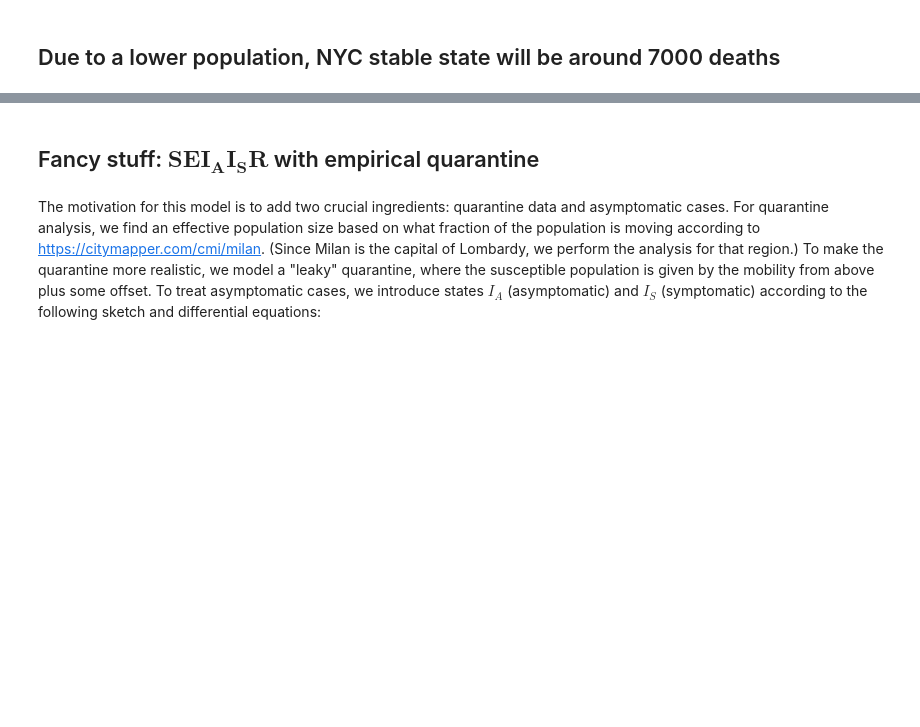
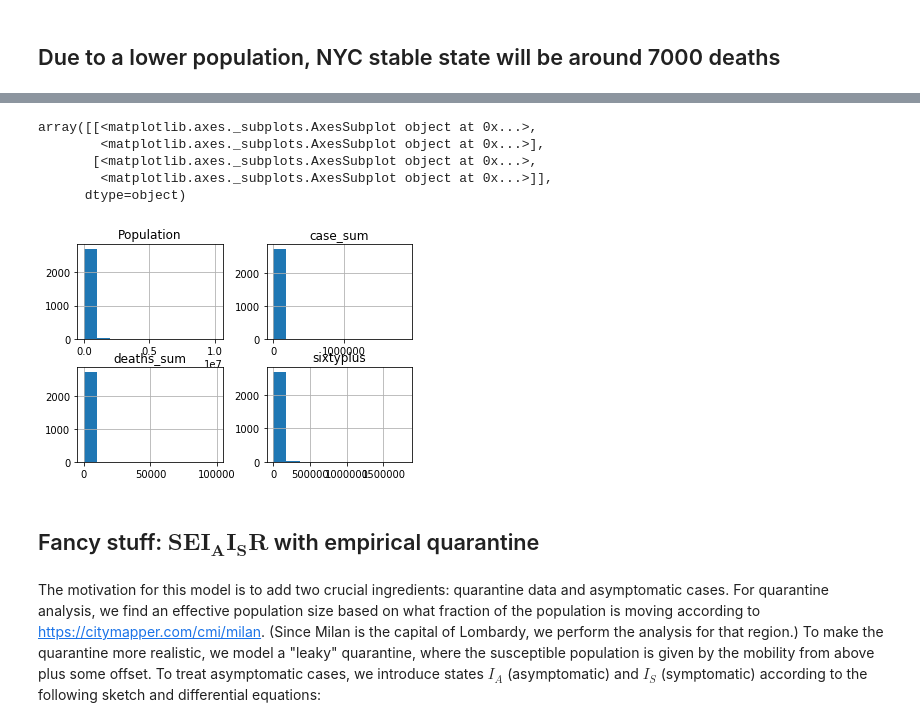
Before and after one commit to danielnee2/SKTW, a Jupyter notebook: exploratory/models_exploreSEIR_YLN.ipynb, the cells around one changed output, grey strips where cells are left out. Saved outputs shown, nothing was run; the diff lists cells and outputs as text; code cells hidden in the pictures; blank space fills up the shorter version.

Commit message:
county level stats for choosing non large city for training SIR data

```diff
--- a/exploratory/models_exploreSEIR_YLN.ipynb
+++ b/exploratory/models_exploreSEIR_YLN.ipynb
@@ -1136,0 +1123,4 @@ d[-5:] # why sussceptable started at full population?
+# %%
+NYT_notna_pop_grouped_df = NYT_notna_pop_df.groupby(['county', 'fips']).\
+agg( case_sum =('cases', 'sum'), deaths_sum =('Deaths', 'sum'), Population = ('Population', 'mean'),
+    sixtyplus = ('60plus', 'mean'))
@@ -1137,3 +1185,13 @@ d[-5:] # why sussceptable started at full population?
+# %%
+plt.figsize=(12,8)
+NYT_notna_pop_grouped_df.hist()
+# %% [output]
+array([[<matplotlib.axes._subplots.AxesSubplot object at 0x...>,
+        <matplotlib.axes._subplots.AxesSubplot object at 0x...>],
+       [<matplotlib.axes._subplots.AxesSubplot object at 0x...>,
+        <matplotlib.axes._subplots.AxesSubplot object at 0x...>]],
+      dtype=object)
+[figure, added]
 # %%
 #res
 # %% [markdown]
```
Also changed, not shown: parts of 14 cells of this notebook.
